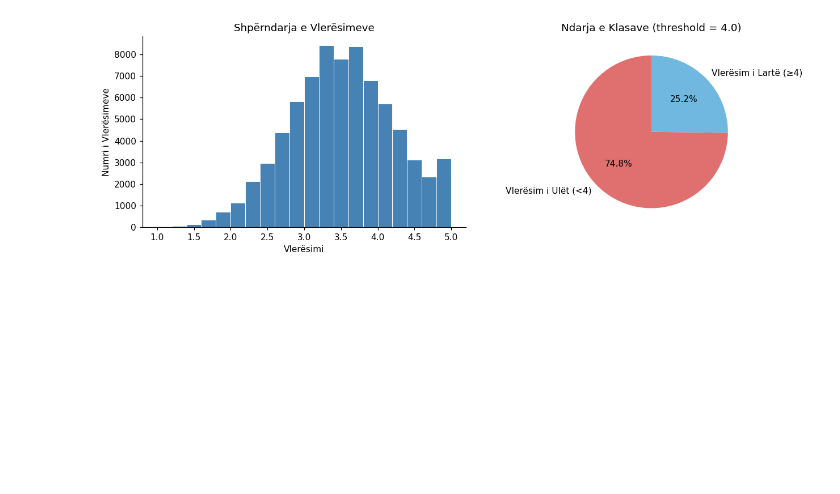
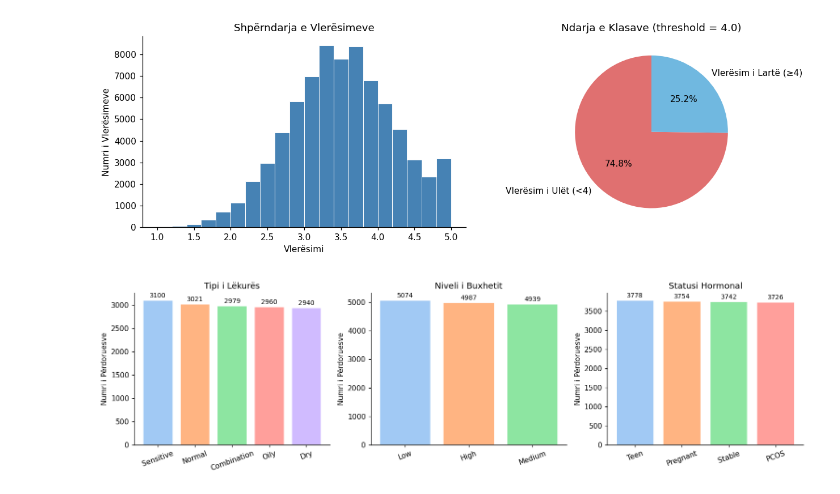
Before and after one commit to Sara587979/AI-Skincare-Personalization, a Jupyter notebook: skincare_ml.ipynb, the cells around one changed output. Cells and saved outputs as stored; diff of their text form; code cells hidden in the pictures; blank space fills up the shorter version.

Commit message:
visualize skin type, budget and hormonal status breakdown

```diff
--- a/skincare_ml.ipynb
+++ b/skincare_ml.ipynb
@@ -236,3 +236,22 @@ plt.show()
 pct_high = (interactions['User_Rating'] >= 4.0).mean() * 100
 # %% [output]
 [figure]
+# %%
+# Shpërndarja e tipit të lëkurës, buxhetit dhe statusit hormonal
+fig, axes = plt.subplots(1, 3, figsize=(14, 4))
+
+for ax, col, title in zip(axes,
+                           ['Skin_Type', 'Budget_Level', 'Hormonal_Status'],
+                           ['Tipi i Lëkurës', 'Niveli i Buxhetit', 'Statusi Hormonal']):
+    vc = users[col].value_counts()
+    bars = ax.bar(vc.index, vc.values,
+                  color=sns.color_palette("pastel"), edgecolor='white')
+    ax.bar_label(bars, padding=2, fontsize=9)
+    ax.set_title(title)
+    ax.set_ylabel("Numri i Përdoruesve")
+    ax.tick_params(axis='x', rotation=20)
+
+plt.tight_layout()
+plt.show()
+# %% [output]
+[figure, added]
```
